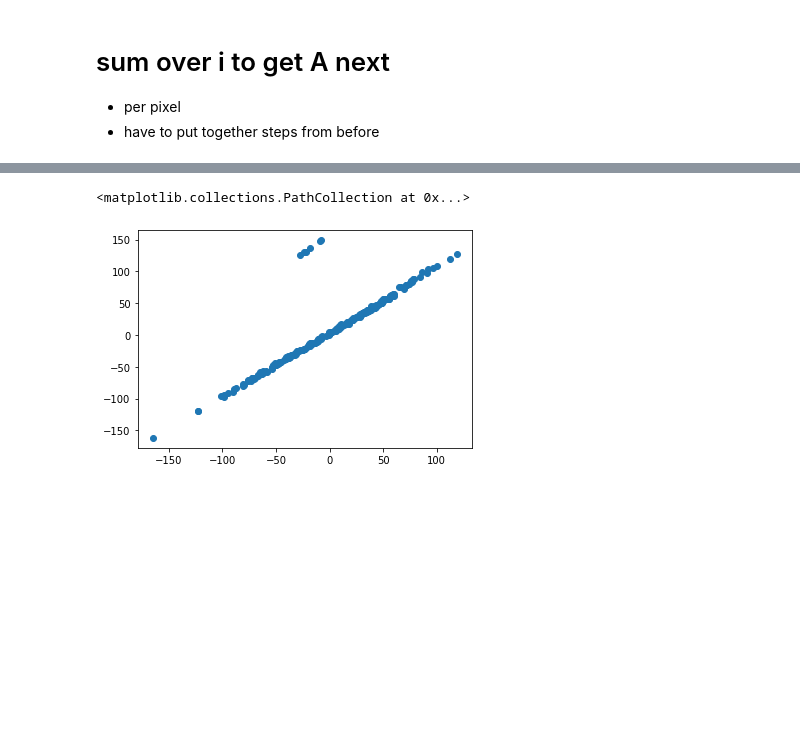
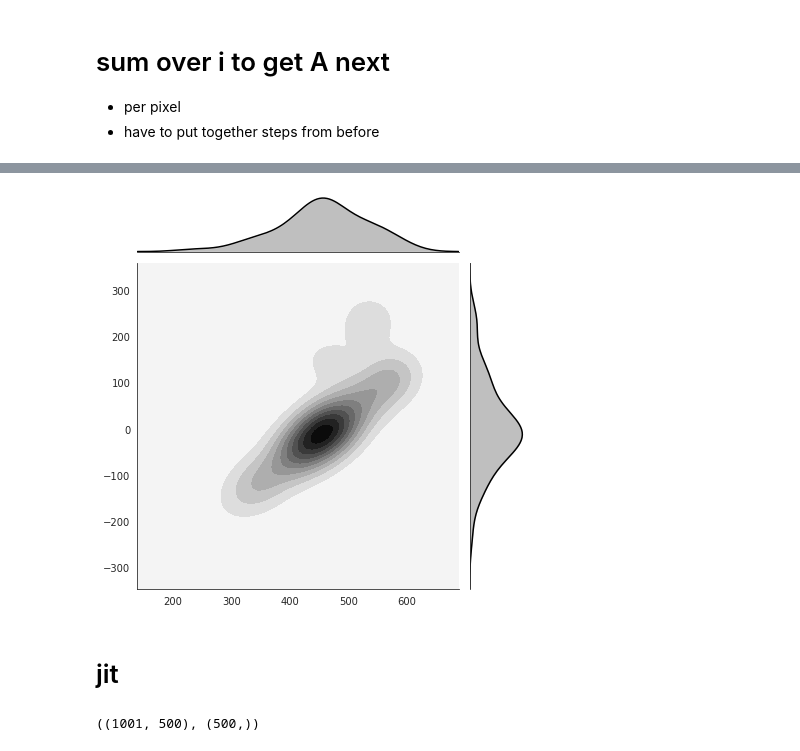
Before and after one commit to geoffwoollard/learn_cryoem_math, a Jupyter notebook: nb/1d_class.ipynb, the cells around one changed output, grey strips where cells are left out. Cells and saved outputs as stored; diff of their text form; code cells hidden in the pictures; blank space fills up the shorter version.

```diff
--- a/nb/1d_class.ipynb
+++ b/nb/1d_class.ipynb
@@ -293,5 +285,7 @@ i = 225, ll = -308324.05, A_next max = 1827.00
-# %%
-plt.scatter(best_shifts,true_shifts)
-# %% [output]
-<matplotlib.collections.PathCollection at 0x...>
-[figure, removed]
+# %%
+with sns.axes_style("white"):
+    sns.jointplot(x=best_shifts, y=true_shifts, kind="kde", color="k");
+# %% [output]
+[figure, added]
+# %% [markdown]
+# jit
@@ -297,0 +366,4 @@ plt.scatter(best_shifts,true_shifts)
+# %%
+A_shifted.shape, a_shifted.shape
+# %% [output]
+((1001, 500), (500,))
```
Also changed, not shown: parts of 53 cells of this notebook.
